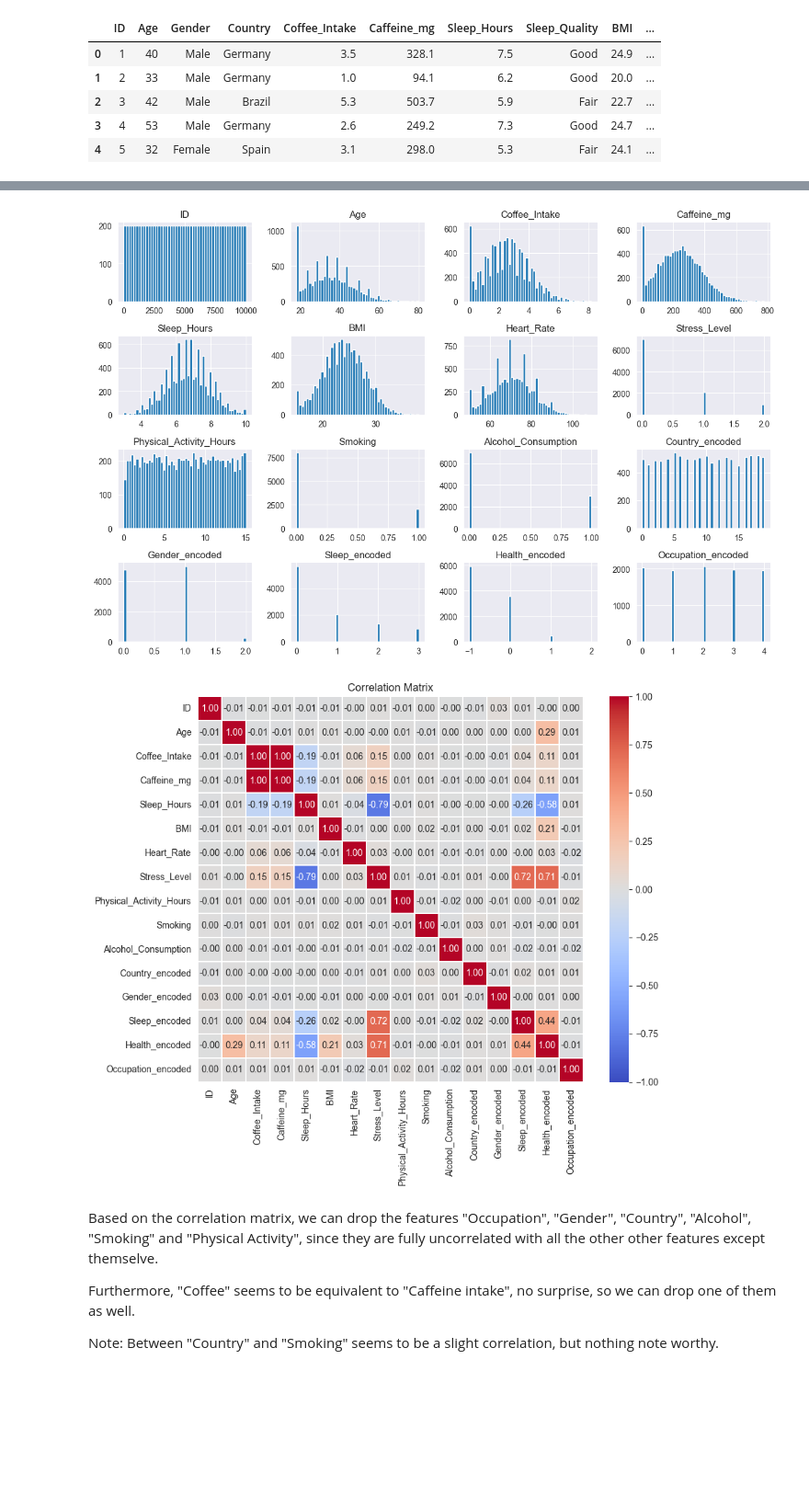
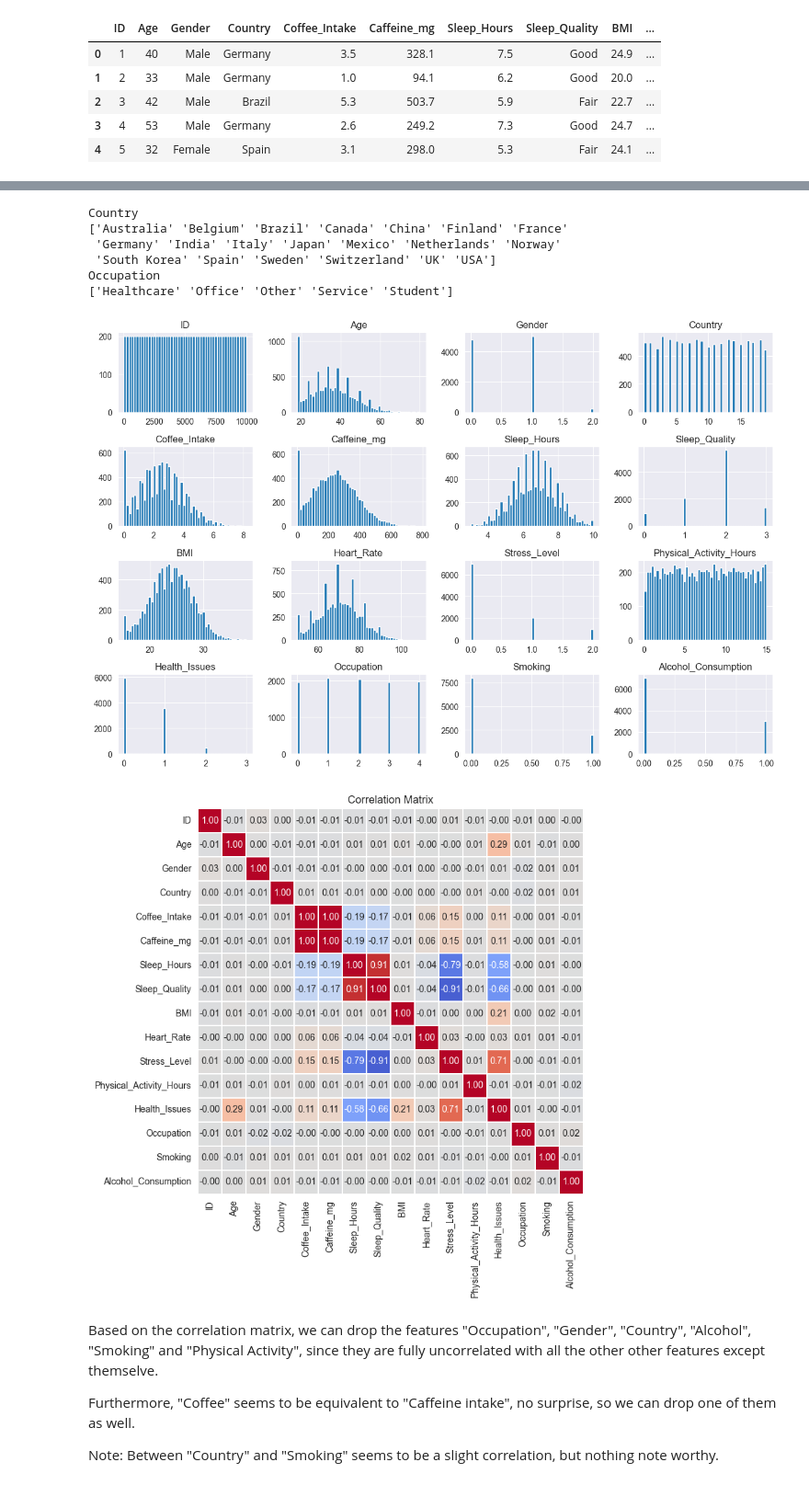
Before and after one commit to RicemanBoy/ML-supervised-project, a Jupyter notebook: pauls_notebook.ipynb, the cells around one changed output, grey strips where cells are left out. Shown at 92% size. Drawn from its saved outputs; the diff is of its cells as text; code cells hidden in the pictures; blank space fills up the shorter version.

```diff
--- a/pauls_notebook.ipynb
+++ b/pauls_notebook.ipynb
@@ -26,6 +31,8 @@ data.head()
 """Country could be hard to convert maybe we just sort them by GDP and give them descending numbers based on that or we use an index measuring health care. Coffee intake and estimated caffeine is redundent """
 data.info()
 data.describe()
+#remove NaNs
+data["Health_Issues"] = data["Health_Issues"].fillna("nichts")
 # %% [output]
 <class 'pandas.core.frame.DataFrame'>
 RangeIndex: 10000 entries, 0 to 9999
@@ -75,33 +73,58 @@ Mild: 3579
 Moderate: 463
 Severe: 17
 # %%
-data['Country_encoded'], country_categories= pd.factorize(data['Country'])
-data['Gender_encoded'], gender_categories = pd.factorize(data['Gender'])
-data['Sleep_encoded'], sleep_categories = pd.factorize(data['Sleep_Quality'])
-data['Health_encoded'], health_categories = pd.factorize(data['Health_Issues'])
-data['Occupation_encoded'], occupation_categories = pd.factorize(data['Occupation'])
-data['Stress_Level'], occupation_categories = pd.factorize(data['Stress_Level'])
+from sklearn.preprocessing import PolynomialFeatures, StandardScaler, LabelEncoder
+
+label_map1 = {"Poor": 0, "Fair": 1, "Good": 2, "Excellent": 3}      #Sleep_Quality
+label_map2 = {"nichts": 0, "Mild": 1, "Moderate": 2, "Severe": 3}        #Health_Issues
+label_map3 = {"Low": 0, "Medium": 1, "High": 2}                 #Stress_Level
+label_map4 = {"Male": 0, "Female": 1, "Other": 2}       #Gender
+
+data["Sleep_Quality"] = data["Sleep_Quality"].map(label_map1)
+data["Health_Issues"] = data["Health_Issues"].map(label_map2)
+data["Stress_Level"] = data["Stress_Level"].map(label_map3)
+data["Gender"] = data["Gender"].map(label_map4)
+
+
+
+# Apply label encoding to categorical column
+label_encoder = LabelEncoder()
+
+non_number = data.select_dtypes(exclude=["number"]).columns
+
+for i in non_number:
+    print(i)
+    data[i] = label_encoder.fit_transform(data[i])
+    print(label_encoder.classes_)
+# %% [output]
+Country
+['Australia' 'Belgium' 'Brazil' 'Canada' 'China' 'Finland' 'France'
+ 'Germany' 'India' 'Italy' 'Japan' 'Mexico' 'Netherlands' 'Norway'
+ 'South Korea' 'Spain' 'Sweden' 'Switzerland' 'UK' 'USA']
+Occupation
+['Healthcare' 'Office' 'Other' 'Service' 'Student']
 # %%
 data.hist(bins=50, figsize=(12, 8))
 plt.tight_layout()
 # %% [output]
-[figure, old version]
+[figure, new version]
 # %%
 corr = data.corr(numeric_only=True)
 
 # Show heatmap
 plt.figure(figsize=(10, 8))
 sns.heatmap(corr,
             annot=True, fmt=".2f",
             vmax=1.0, vmin=-1.0,
             linewidths=0.1,
             cmap="coolwarm",
-            square=True, cbar=True)
+            cbar=False,
+            square=True)
 plt.title("Correlation Matrix")
 plt.tight_layout()
 plt.show()
 # %% [output]
-[figure, old version]
+[figure, new version]
 # %% [markdown]
 Based on the correlation matrix, we can drop the features "Occupation", "Gender", "Country", "Alcohol", "Smoking" and "Physical Activity", since they are fully uncorrelated with all the other other features except themselve.
 
```
Also changed, not shown: parts of 21 cells of this notebook.
